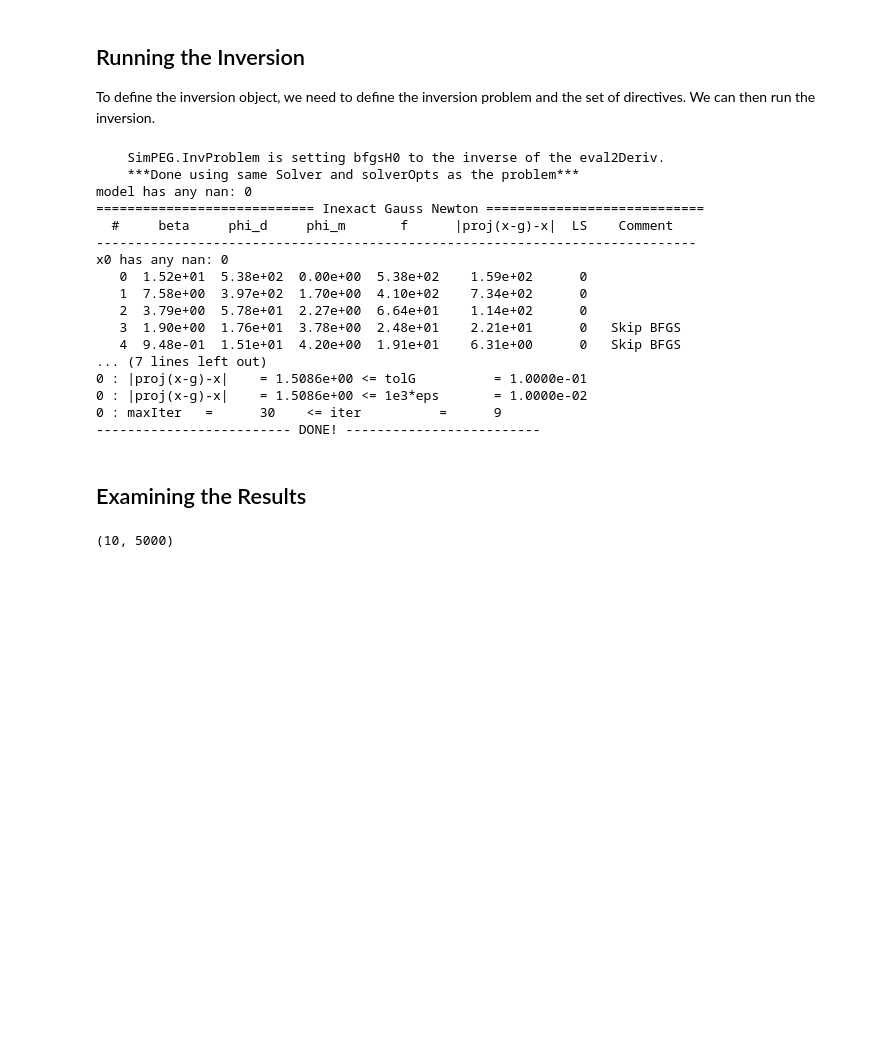
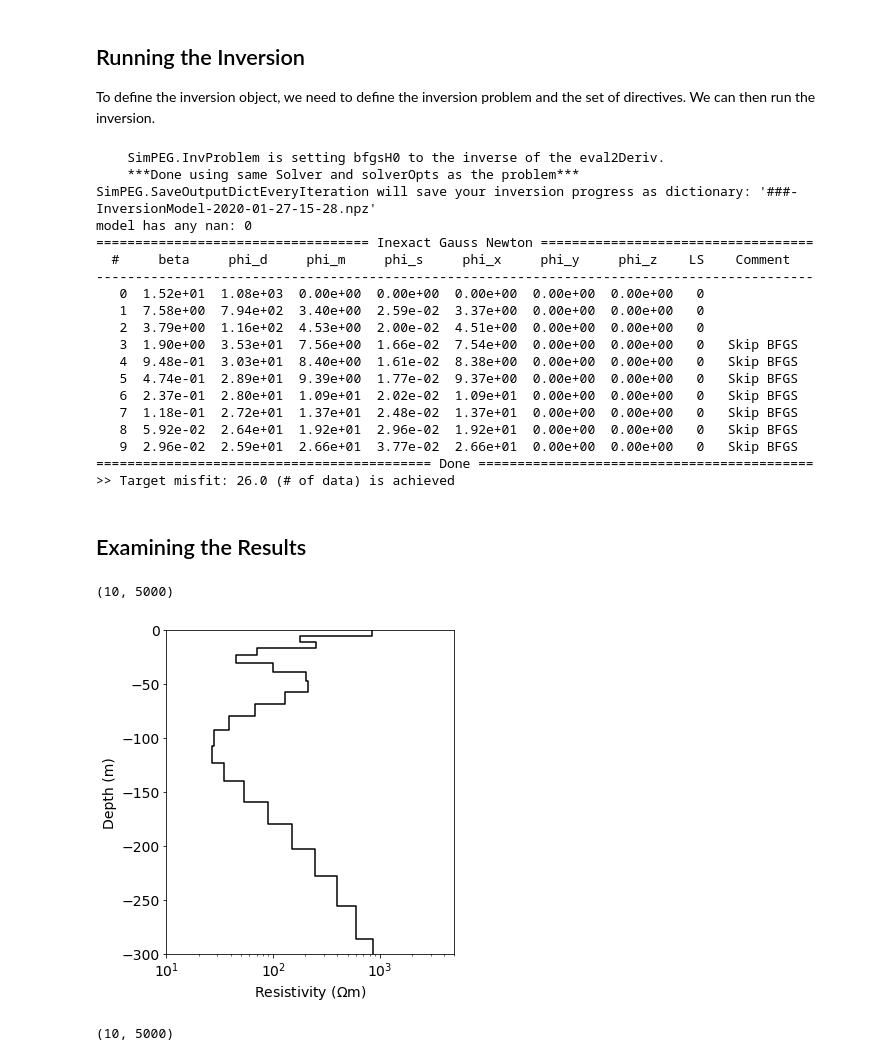
Before and after one commit to simpeg-research/gwb-dc-inversions, a Jupyter notebook: notebooks/dc1d-smooth-inversion.ipynb, the cells around one changed output. Drawn from its saved outputs; the diff is of its cells as text; code cells hidden in the pictures; blank space fills up the shorter version.

```diff
--- a/notebooks/dc1d-smooth-inversion.ipynb
+++ b/notebooks/dc1d-smooth-inversion.ipynb
@@ -161,6 +163,6 @@ Here we define the physics of the problem using the DCSimulation_1D class.
 # %%
 simulation = dc.simulation_1d.DCSimulation_1D(
-        mesh, survey=survey, rhoMap=model_map, t=layer_thicknesses,
+        survey=survey, rhoMap=model_map, thicknesses=layer_thicknesses[:-1],
         data_type="apparent_resistivity"
         )
 # %% [markdown]
@@ -194,7 +196,7 @@ reg = regularization.Simple(
 # Define how the optimization problem is solved. Here we will use an inexact
 # Gauss-Newton approach that employs the conjugate gradient solver.
 opt = optimization.InexactGaussNewton(
-    maxIter=30, maxIterCG=20
+    maxIter=30, maxIterCG=20, print_type='ubc'
 )
 
 # Define the inverse problem
@@ -220,7 +226,7 @@ beta_schedule = directives.BetaSchedule(coolingFactor=2., coolingRate=1.)
 update_sensitivity_weights = directives.UpdateSensitivityWeights()
 
 # Options for outputting recovered models and predicted data for each beta.
-save_iteration = directives.SaveOutputEveryIteration(save_txt=False)
+save_iteration = directives.SaveOutputDictEveryIteration()
 
 # Setting a stopping criteria for the inversion.
 target_misfit = directives.TargetMisfit(chifact=1)
@@ -229,7 +235,7 @@ target_misfit = directives.TargetMisfit(chifact=1)
 directives_list = [
     starting_beta, beta_schedule,
     save_iteration, target_misfit
-    ]
+]
 # %% [markdown]
 Running the Inversion
 ---------------------
@@ -245,21 +251,23 @@ recovered_model = inv.run(starting_model)
 # %% [output]
     SimPEG.InvProblem is setting bfgsH0 to the inverse of the eval2Deriv.
     ***Done using same Solver and solverOpts as the problem***
+SimPEG.SaveOutputDictEveryIteration will save your inversion progress as dictionary: '###-InversionModel-2020-01-27-15-28.npz'
 model has any nan: 0
-============================ Inexact Gauss Newton ============================
-  #     beta     phi_d     phi_m       f      |proj(x-g)-x|  LS    Comment
------------------------------------------------------------------------------
-x0 has any nan: 0
-   0  1.52e+01  5.38e+02  0.00e+00  5.38e+02    1.59e+02      0
-   1  7.58e+00  3.97e+02  1.70e+00  4.10e+02    7.34e+02      0
-   2  3.79e+00  5.78e+01  2.27e+00  6.64e+01    1.14e+02      0
-   3  1.90e+00  1.76e+01  3.78e+00  2.48e+01    2.21e+01      0   Skip BFGS
-   4  9.48e-01  1.51e+01  4.20e+00  1.91e+01    6.31e+00      0   Skip BFGS
-... (7 lines left out)
-0 : |proj(x-g)-x|    = 1.5086e+00 <= tolG          = 1.0000e-01
-0 : |proj(x-g)-x|    = 1.5086e+00 <= 1e3*eps       = 1.0000e-02
-0 : maxIter   =      30    <= iter          =      9
-------------------------- DONE! -------------------------
+=================================== Inexact Gauss Newton ===================================
+  #     beta     phi_d     phi_m     phi_s     phi_x     phi_y     phi_z    LS    Comment
+--------------------------------------------------------------------------------------------
+   0  1.52e+01  1.08e+03  0.00e+00  0.00e+00  0.00e+00  0.00e+00  0.00e+00   0
+   1  7.58e+00  7.94e+02  3.40e+00  2.59e-02  3.37e+00  0.00e+00  0.00e+00   0
+   2  3.79e+00  1.16e+02  4.53e+00  2.00e-02  4.51e+00  0.00e+00  0.00e+00   0
+   3  1.90e+00  3.53e+01  7.56e+00  1.66e-02  7.54e+00  0.00e+00  0.00e+00   0   Skip BFGS
+   4  9.48e-01  3.03e+01  8.40e+00  1.61e-02  8.38e+00  0.00e+00  0.00e+00   0   Skip BFGS
+   5  4.74e-01  2.89e+01  9.39e+00  1.77e-02  9.37e+00  0.00e+00  0.00e+00   0   Skip BFGS
+   6  2.37e-01  2.80e+01  1.09e+01  2.02e-02  1.09e+01  0.00e+00  0.00e+00   0   Skip BFGS
+   7  1.18e-01  2.72e+01  1.37e+01  2.48e-02  1.37e+01  0.00e+00  0.00e+00   0   Skip BFGS
+   8  5.92e-02  2.64e+01  1.92e+01  2.96e-02  1.92e+01  0.00e+00  0.00e+00   0   Skip BFGS
+   9  2.96e-02  2.59e+01  2.66e+01  3.77e-02  2.66e+01  0.00e+00  0.00e+00   0   Skip BFGS
+=========================================== Done ===========================================
+>> Target misfit: 26.0 (# of data) is achieved
 # %%
 # Inversion result from Mon DRD
 res_tmp = np.array([348.4, 722.9, 282, 100.8, 51.4, 170.8, 31.1, 184.3])
@@ -268,6 +276,23 @@ plotting_mesh_tmp = TensorMesh([np.r_[thick_tmp, 200]], '0')
 # %% [markdown]
 Examining the Results
 ---------------------
+# %%
+# Plot true model and recovered model
+fig = plt.figure(figsize=(5, 5))
+mpl.rcParams.update({'font.size': 14})
+x_min = np.min(model_map*recovered_model)
+x_max = np.max(model_map*recovered_model)
+
+ax1 = fig.add_axes([0.05, 0.05, 0.8, 0.9])
+plot_layer(model_map*recovered_model, mesh, ax=ax1, depth_axis=False)
+# plot_layer(res_tmp, plotting_mesh_tmp, ax=ax1, depth_axis=False, color='r')
+# ax1.legend(("SimPEG", "Mon State DRD"))
+# ax1.set_xlim(0.9*x_min, 1.1*x_max)
+ax1.set_ylim(-300, 0)
+ax1.set_xlim(10, 5000)
+# %% [output]
+(10, 5000)
+[figure, added]
 # %%
 # Plot true model and recovered model
 fig = plt.figure(figsize=(5, 5))
```
Also changed, not shown: parts of 7 cells of this notebook.
